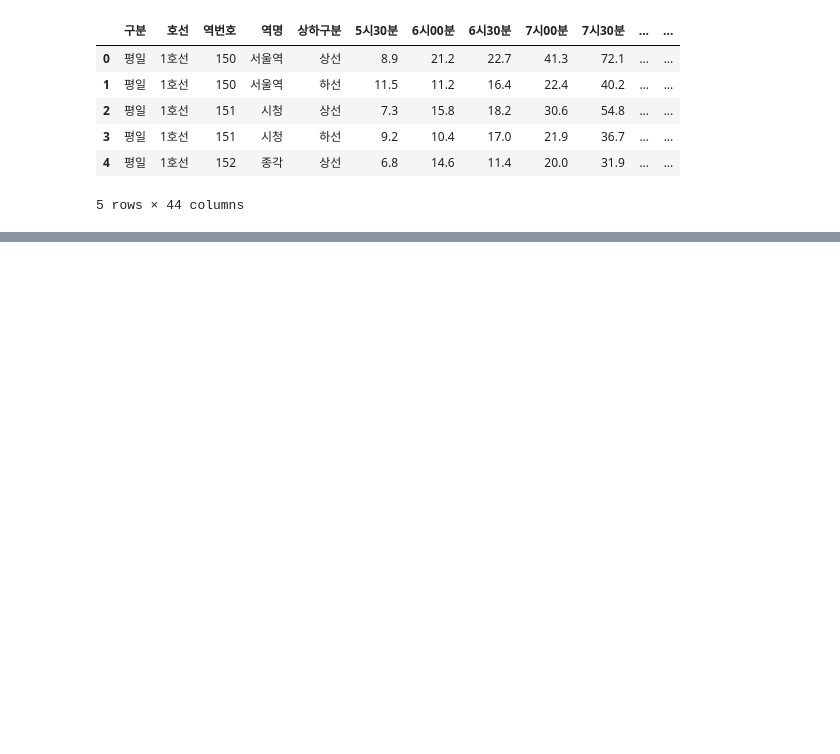
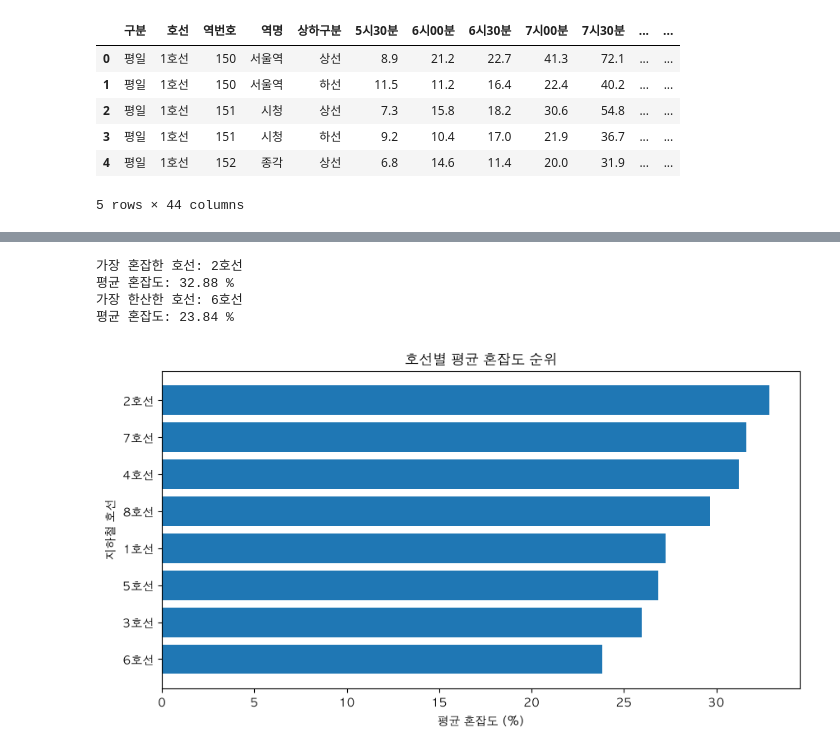
Before and after one commit to olloir/Subway_Congestion, a Jupyter notebook: Subway_Congestion.ipynb, the cells around one changed output, grey strips where cells are left out. Saved outputs shown, nothing was run; the diff lists cells and outputs as text; code cells hidden in the pictures; blank space fills up the shorter version.

```diff
--- a/Subway_Congestion.ipynb
+++ b/Subway_Congestion.ipynb
@@ -11,3 +11,14 @@ df.head()
 | 3 | 평일 | 1호선 | 151 | 시청 | 하선 | 9.2 | 10.4 | 17.0 | 21.9 | 36.7 | ... | ... |
 | 4 | 평일 | 1호선 | 152 | 종각 | 상선 | 6.8 | 14.6 | 11.4 | 20.0 | 31.9 | ... | ... |
 5 rows × 44 columns
+# %%
+# 시간대 컬럼 선택
+time_cols = df.columns[5:]
+
+# 각 행의 평균 혼잡도 계산
+df["평균혼잡도"] = df[time_cols].mean(axis=1)
+
+# 호선별 평균 혼잡도 계산
+line_avg = df.groupby("호선")["평균혼잡도"].mean()
+
+line_avg
@@ -13,0 +53,39 @@ df.head()
+# %%
+# 가장 혼잡한 호선
+print("가장 혼잡한 호선:", line_rank.idxmax())
+print("평균 혼잡도:", round(line_rank.max(), 2), "%")
+
+# 가장 한산한 호선
+print("가장 한산한 호선:", line_rank.idxmin())
+print("평균 혼잡도:", round(line_rank.min(), 2), "%")
+# %% [output]
+가장 혼잡한 호선: 2호선
+평균 혼잡도: 32.88 %
+가장 한산한 호선: 6호선
+평균 혼잡도: 23.84 %
+# %%
+import matplotlib.pyplot as plt
+
+# 맥북 한글 폰트 설정
+plt.rcParams["font.family"] = "AppleGothic"
+plt.rcParams["axes.unicode_minus"] = False
+
+# 평균 혼잡도 높은 순서로 정렬
+line_rank = line_avg.sort_values(ascending=False)
+
+# 가로 막대그래프 생성
+plt.figure(figsize=(10, 5))
+
+plt.barh(line_rank.index, line_rank.values)
+
+# 혼잡도가 높은 호선이 위쪽에 오도록 설정
+plt.gca().invert_yaxis()
+
+# 그래프 제목 및 축 이름
+plt.title("호선별 평균 혼잡도 순위")
+plt.xlabel("평균 혼잡도 (%)")
+plt.ylabel("지하철 호선")
+
+plt.show()
+# %% [output]
+[figure, added]
```
Also changed, not shown: parts of 2 cells of this notebook, 1 other file.
